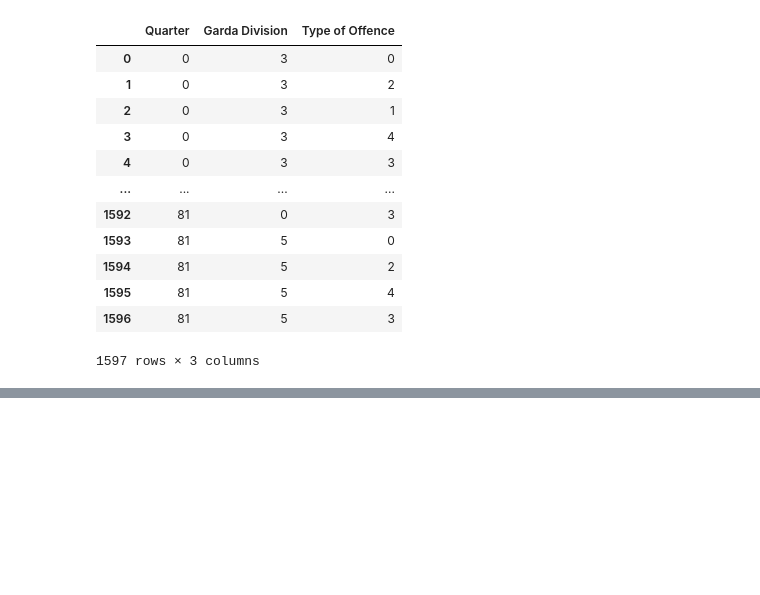
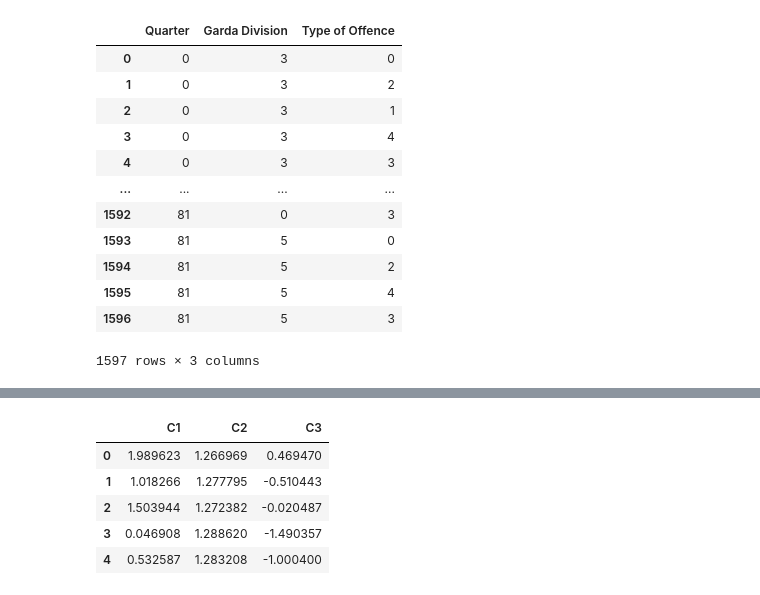
Before and after one commit to richardags-cct-college-dublin/HDIP_ML_CA1_FT, a Jupyter notebook: HDIP_ML_CA1_FT.ipynb, the cells around one changed output, grey strips where cells are left out. Drawn from its saved outputs; the diff is of its cells as text; code cells hidden in the pictures; blank space fills up the shorter version.

```diff
--- a/HDIP_ML_CA1_FT.ipynb
+++ b/HDIP_ML_CA1_FT.ipynb
@@ -343,0 +376,10 @@ features
+# %%
+reduced_features = pd.DataFrame(features_pca, columns =['C1', 'C2', 'C3'])
+reduced_features.head()
+# %% [output]
+|  | C1 | C2 | C3 |
+| 0 | 1.989623 | 1.266969 | 0.469470 |
+| 1 | 1.018266 | 1.277795 | -0.510443 |
+| 2 | 1.503944 | 1.272382 | -0.020487 |
+| 3 | 0.046908 | 1.288620 | -1.490357 |
+| 4 | 0.532587 | 1.283208 | -1.000400 |
```
Also changed, not shown: parts of 7 cells of this notebook.
